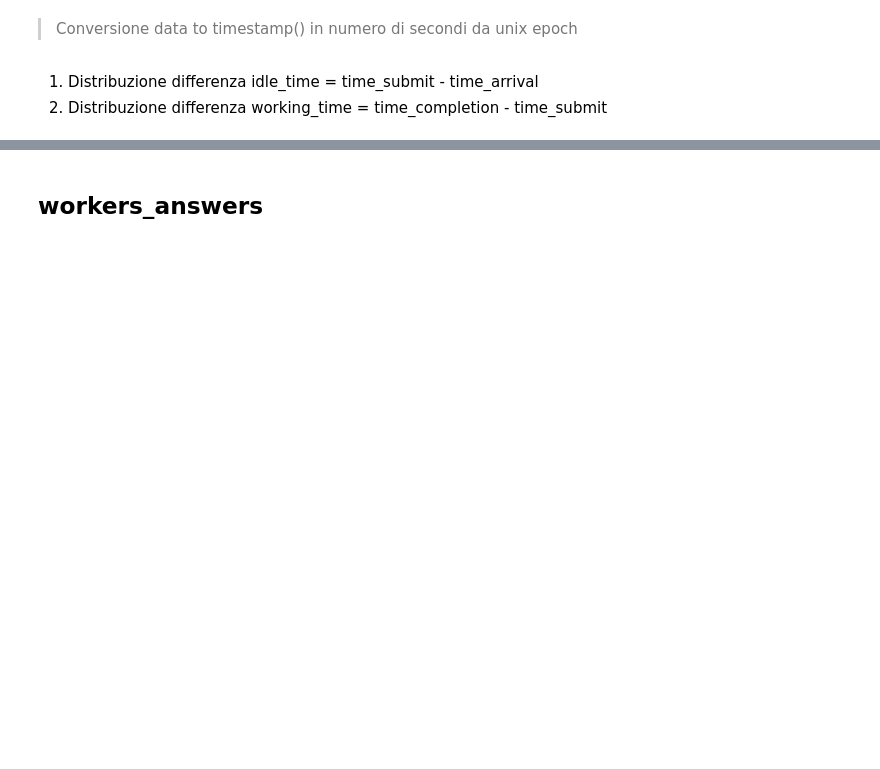
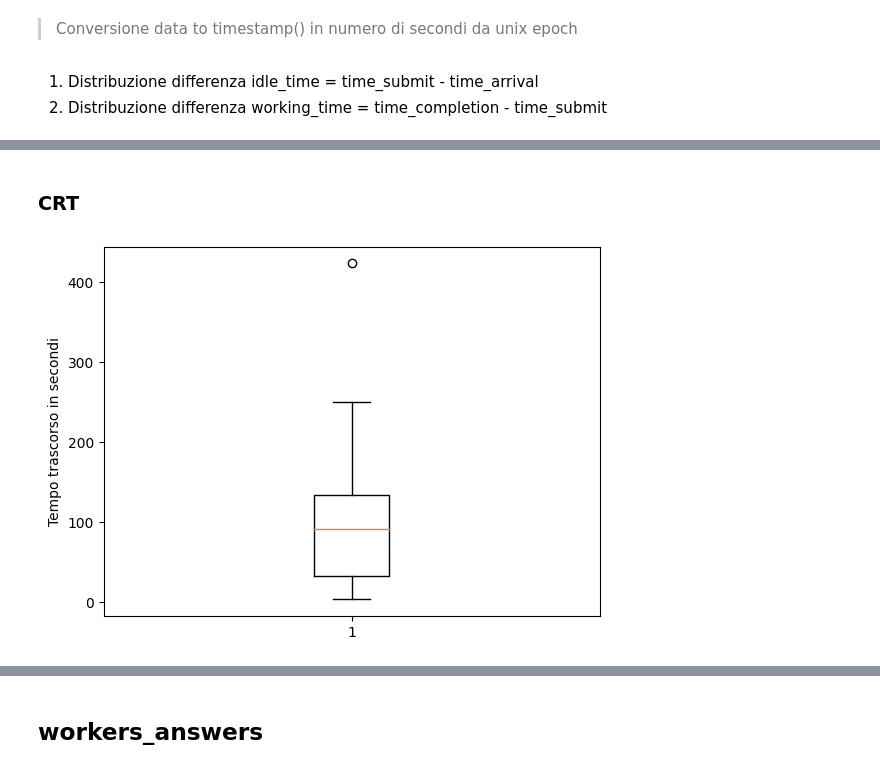
Before and after one commit to DamiFuma02/ProgettoSC_2, a Jupyter notebook: AnalisiRisultati.ipynb, the cells around one changed output, grey strips where cells are left out. Saved outputs shown, nothing was run; the diff lists cells and outputs as text; code cells hidden in the pictures; blank space fills up the shorter version.

```diff
--- a/AnalisiRisultati.ipynb
+++ b/AnalisiRisultati.ipynb
@@ -77,0 +147,10 @@ plt.show()
+# %% [markdown]
+### CRT
+# %%
+CRT_Answers = workers_questionnaire[workers_questionnaire['questionnaire_type'] == 'crt']
+#display(CRT_Answers)
+plt.boxplot(CRT_Answers['questionnaire_time_elapsed'])
+plt.ylabel("Tempo trascorso in secondi")
+plt.show()
+# %% [output]
+[figure, added]
```
Also changed, not shown: parts of 60 cells of this notebook, 10 other files.
